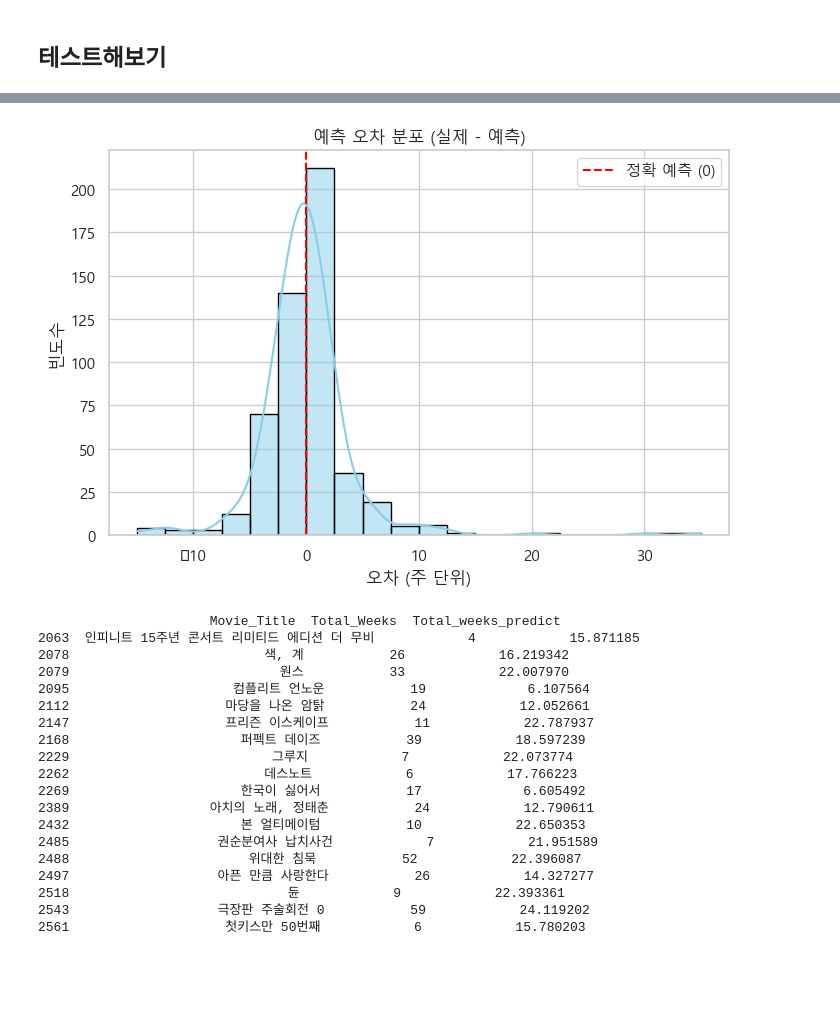
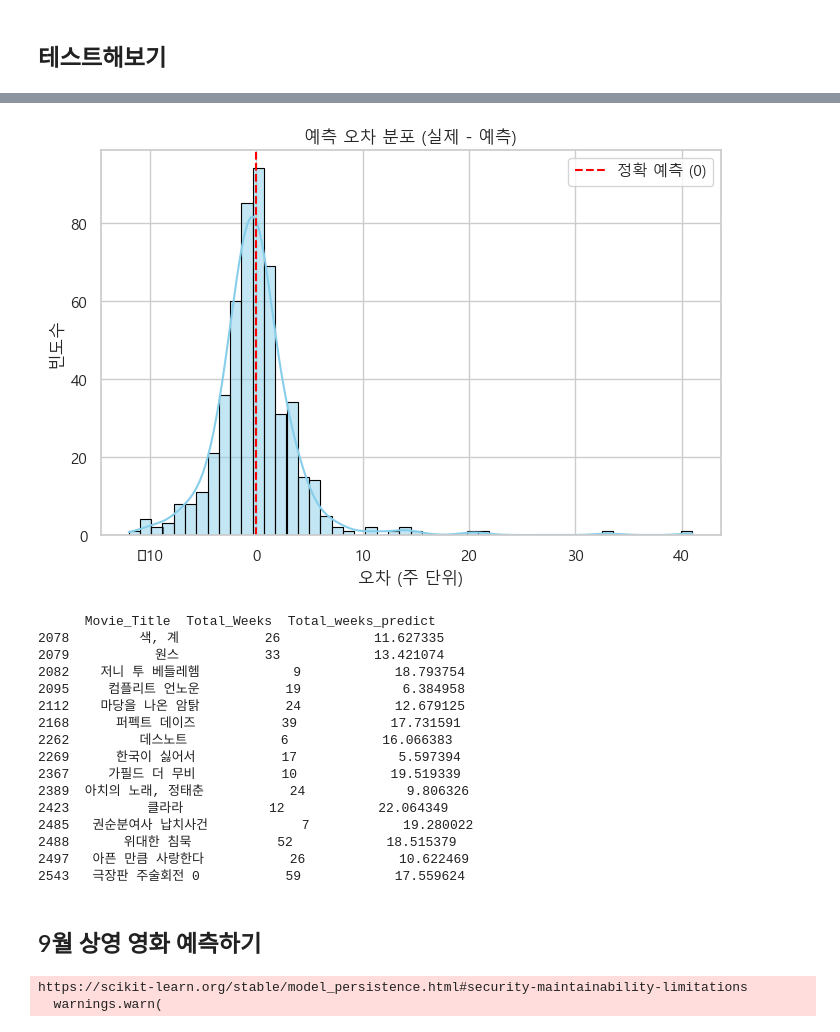
Before and after one commit to Seungwoo-JI64/BAF-25-2-Marketing, a Jupyter notebook: week_predict/영화총상영주차예측.ipynb, the cells around one changed output, grey strips where cells are left out. Cells and saved outputs as stored; diff of their text form; code cells hidden in the pictures; blank space fills up the shorter version.

```diff
--- a/week_predict/영화총상영주차예측.ipynb
+++ b/week_predict/영화총상영주차예측.ipynb
@@ -1039,7 +1048,7 @@ MAE: 2.4449, R²: 0.5309
 # %% [markdown]
 ## 테스트해보기
 # %%
-X_test= df_test_encoded[["FA4", "Pandemic_0", "Pandemic_1", "Pandemic_2", "Country_Other","Country_US", "Country_JP","Country_KR",
-                         'Early_Explosion', 'Mid_Balanced','Later_Viral','opening_AudienceStd','wk1_Audience','wk2_Audience',
-                         'opening_Ho_Retention','wk1_Holiday_ShowMean','wk2_Holiday_ShowMean','wk1_Holiday_AudienceMean',
-                         'wk2_Holiday_AudienceMean']]
+X_test= df_test_encoded[["FA1","FA2","FA3","FA4","FA5",
+                         "Pandemic_0", "Pandemic_1", "Pandemic_2",
+                         "Country_Other","Country_US", "Country_JP","Country_KR",
+                         'Early_Explosion', 'Mid_Balanced','Later_Viral']]
@@ -1046,12 +1066,12 @@ X_test= df_test_encoded[["FA4", "Pandemic_0", "Pandemic_1", "Pandemic_2", "Count
 # %%
 best_params = {
-    'iterations': 905,
-    'depth': 5,
-    'learning_rate': 0.23486244517249405,
-    'l2_leaf_reg': 4.342072180612699,
-    'border_count': 60,
-    'bagging_temperature': 0.875725464762179,
-    'random_strength': 7.45320153234948
+    'iterations': 982,
+    'depth': 7,
+    'learning_rate': 0.14134663581240323,
+    'l2_leaf_reg': 1.9155329313504152,
+    'border_count': 140,
+    'bagging_temperature': 0.4921993940241448,
+    'random_strength': 2.956849681363772
 }
 
 final_model = CatBoostRegressor(**best_params)
@@ -1135,41 +1174,40 @@ max     35.00     35.00
 # %%
 import matplotlib.pyplot as plt
 import seaborn as sns
 import numpy as np
 
 # 시각화 스타일 설정
 sns.set(style="whitegrid", font="Malgun Gothic")  # 한글 폰트 설정 (Windows 기준)
 
 # 오차 분포 히스토그램
 plt.figure(figsize=(8,5))
-sns.histplot(df_test_encoded["Diff"], kde=True, bins=20, color="skyblue", edgecolor="black")
+sns.histplot(df_test_encoded["Diff"], kde=True, bins=50, color="skyblue", edgecolor="black")
 plt.axvline(0, color="red", linestyle="--", label="정확 예측 (0)")
 plt.title("예측 오차 분포 (실제 - 예측)")
 plt.xlabel("오차 (주 단위)")
 plt.ylabel("빈도수")
 plt.legend()
 plt.show()
 # %% [output]
-[figure, old version]
+[figure, new version]
 # %%
 print(df_test_encoded[ df_test_encoded["Abs_Diff"] >= 10 ][['Movie_Title','Total_Weeks','Total_weeks_predict']])
 # %% [output]
-                      Movie_Title  Total_Weeks  Total_weeks_predict
-2063  인피니트 15주년 콘서트 리미티드 에디션 더 무비            4            15.871185
-2078                         색, 계           26            16.219342
-2079                           원스           33            22.007970
-2095                     컴플리트 언노운           19             6.107564
-2112                    마당을 나온 암탉           24            12.052661
-2147                    프리즌 이스케이프           11            22.787937
-2168                      퍼펙트 데이즈           39            18.597239
-2229                          그루지            7            22.073774
-2262                         데스노트            6            17.766223
-2269                      한국이 싫어서           17             6.605492
-2389                  아치의 노래, 정태춘           24            12.790611
-2432                      본 얼티메이텀           10            22.650353
-2485                   권순분여사 납치사건            7            21.951589
-2488                       위대한 침묵           52            22.396087
-2497                   아픈 만큼 사랑한다           26            14.327277
-2518                            듄            9            22.393361
-2543                   극장판 주술회전 0           59            24.119202
-2561                    첫키스만 50번째            6            15.780203
+      Movie_Title  Total_Weeks  Total_weeks_predict
+2078         색, 계           26            11.627335
+2079           원스           33            13.421074
+2082    저니 투 베들레헴            9            18.793754
+2095     컴플리트 언노운           19             6.384958
+2112    마당을 나온 암탉           24            12.679125
+2168      퍼펙트 데이즈           39            17.731591
+2262         데스노트            6            16.066383
+2269      한국이 싫어서           17             5.597394
+2367     가필드 더 무비           10            19.519339
+2389  아치의 노래, 정태춘           24             9.806326
+2423          클라라           12            22.064349
+2485   권순분여사 납치사건            7            19.280022
+2488       위대한 침묵           52            18.515379
+2497   아픈 만큼 사랑한다           26            10.622469
+2543   극장판 주술회전 0           59            17.559624
+# %% [markdown]
+## 9월 상영 영화 예측하기
@@ -1175,0 +1222,6 @@ print(df_test_encoded[ df_test_encoded["Abs_Diff"] >= 10 ][['Movie_Title','Total
+# %%
+import joblib
+scaler_FA = joblib.load("C:/Users/강태희/Documents/BAF-25-2-Marketing/week_predict/standard_scaler_FA.pkl")
+# %% [output]
+https://scikit-learn.org/stable/model_persistence.html#security-maintainability-limitations
+  warnings.warn(
```
Also changed, not shown: parts of 52 cells of this notebook.
